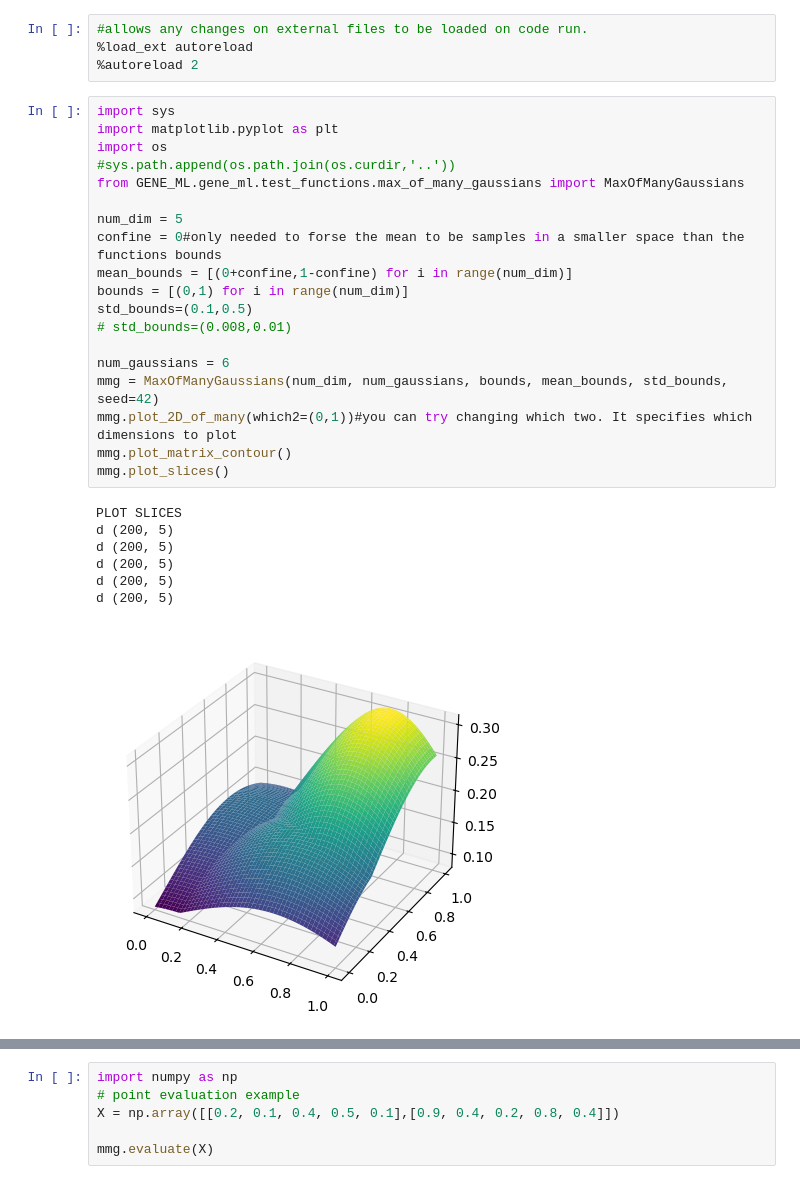
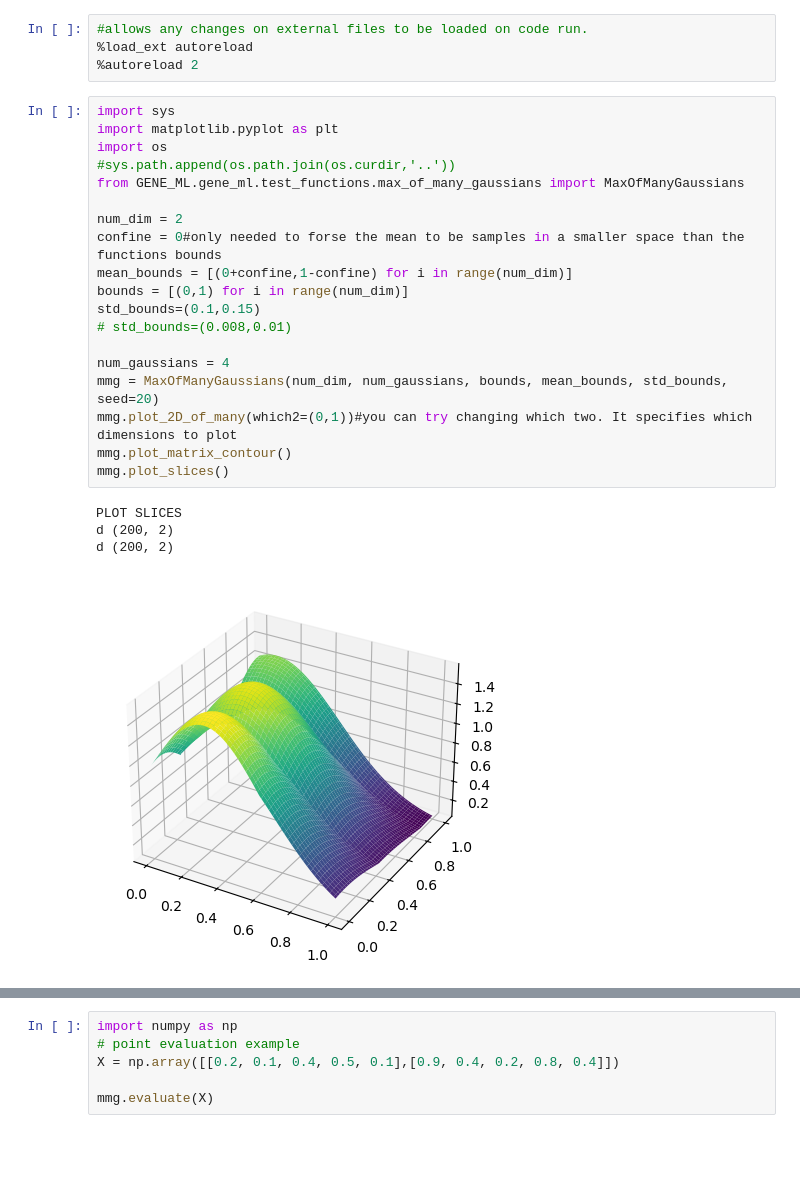
Before and after one commit to DanHarJor/GENE_UQ, a Jupyter notebook: mmmg_example.ipynb, the cells around one changed output, grey strips where cells are left out. Saved outputs shown, nothing was run; the diff lists cells and outputs as text; blank space fills up the shorter version.

```diff
--- a/mmmg_example.ipynb
+++ b/mmmg_example.ipynb
@@ -5,27 +5,24 @@
 # %%
 import sys
 import matplotlib.pyplot as plt
 import os
 #sys.path.append(os.path.join(os.curdir,'..'))
 from GENE_ML.gene_ml.test_functions.max_of_many_gaussians import MaxOfManyGaussians
 
-num_dim = 5
+num_dim = 2
 confine = 0#only needed to forse the mean to be samples in a smaller space than the functions bounds
 mean_bounds = [(0+confine,1-confine) for i in range(num_dim)]
 bounds = [(0,1) for i in range(num_dim)]
-std_bounds=(0.1,0.5)
+std_bounds=(0.1,0.15)
 # std_bounds=(0.008,0.01)
 
-num_gaussians = 6
-mmg = MaxOfManyGaussians(num_dim, num_gaussians, bounds, mean_bounds, std_bounds, seed=42)
+num_gaussians = 4
+mmg = MaxOfManyGaussians(num_dim, num_gaussians, bounds, mean_bounds, std_bounds, seed=20)
 mmg.plot_2D_of_many(which2=(0,1))#you can try changing which two. It specifies which dimensions to plot
 mmg.plot_matrix_contour()
 mmg.plot_slices()
 # %% [output]
 PLOT SLICES
-d (200, 5)
-d (200, 5)
-d (200, 5)
-d (200, 5)
-d (200, 5)
+d (200, 2)
+d (200, 2)
-[figure, old version]
+[figure, new version]
```
Also changed, not shown: parts of 1 cell of this notebook, 1 other file.
